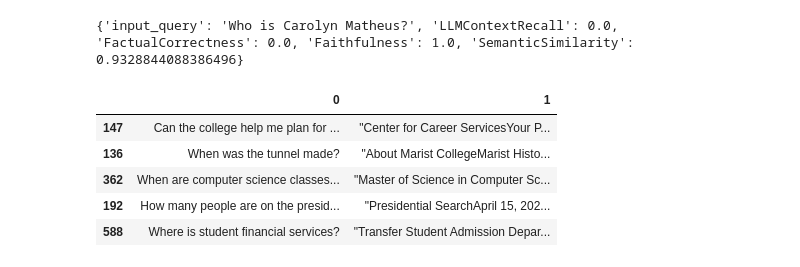
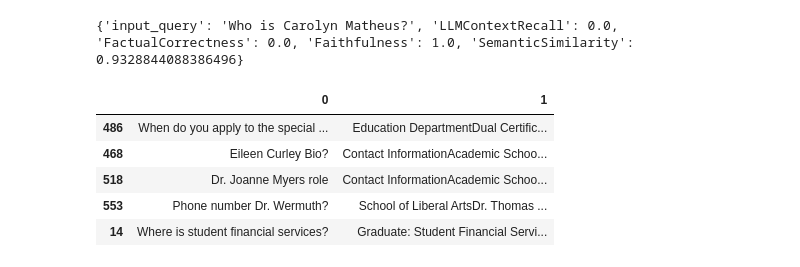
Before and after one commit to cfsarmiento/LLM_Reasoning-Research, a Jupyter notebook: Code/Simple_RAG_Implementation-ML_Independent_Study.ipynb, the cells around one changed output. Cells and saved outputs as stored; diff of their text form; code cells hidden in the pictures.

```diff
--- a/Code/Simple_RAG_Implementation-ML_Independent_Study.ipynb
+++ b/Code/Simple_RAG_Implementation-ML_Independent_Study.ipynb
@@ -144,6 +147,6 @@ Implement with Marist Data
 # %%
 # Load Data
-csvPath = "/Users/christiansarmiento/Library/CloudStorage/OneDrive-MaristCollege/Machine Learning/Data/Marist_QA.csv"
+csvPath = "/Users/christiansarmiento/Library/CloudStorage/OneDrive-MaristCollege/Machine Learning/Data/Cleaned_QA.csv"
 maristQA = pd.read_csv(csvPath, header=None)
 
 # To use RecursiveCharacterTextSplitter, we need a list of dictionaries
@@ -366,16 +369,16 @@ for result in evalResults:
 # %% [output]
 {'input_query': 'Who is Carolyn Matheus?', 'LLMContextRecall': 0.0, 'FactualCorrectness': 0.0, 'Faithfulness': 1.0, 'SemanticSimilarity': 0.9328844088386496}
 # %%
-# Sample 222 records from our dataset
-maristTestSample = maristQA.sample(40, replace=False)
+# Sample records from our dataset
+maristTestSample = maristQA.sample(50, replace=False)
 maristTestSample.head()
 # %% [output]
 |  | 0 | 1 |
-| 147 | Can the college help me plan for ... | "Center for Career ServicesYour P... |
-| 136 | When was the tunnel made? | "About Marist CollegeMarist Histo... |
-| 362 | When are computer science classes... | "Master of Science in Computer Sc... |
-| 192 | How many people are on the presid... | "Presidential SearchApril 15, 202... |
-| 588 | Where is student financial services? | "Transfer Student Admission Depar... |
+| 486 | When do you apply to the special ... | Education DepartmentDual Certific... |
+| 468 | Eileen Curley Bio? | Contact InformationAcademic Schoo... |
+| 518 | Dr. Joanne Myers role | Contact InformationAcademic Schoo... |
+| 553 | Phone number Dr. Wermuth? | School of Liberal ArtsDr. Thomas ... |
+| 14 | Where is student financial services? | Graduate: Student Financial Servi... |
 # %%
 # Run our chain with each question and evaluate
 chatHistory = None
```
Also changed, not shown: parts of 16 cells of this notebook, 2 other files.
